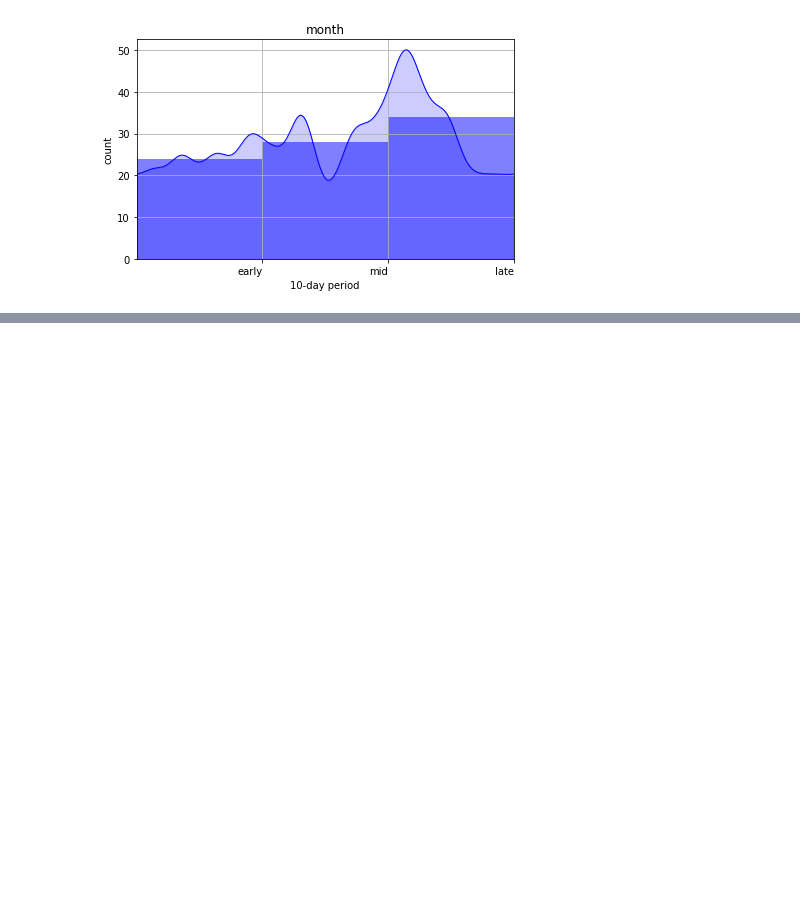
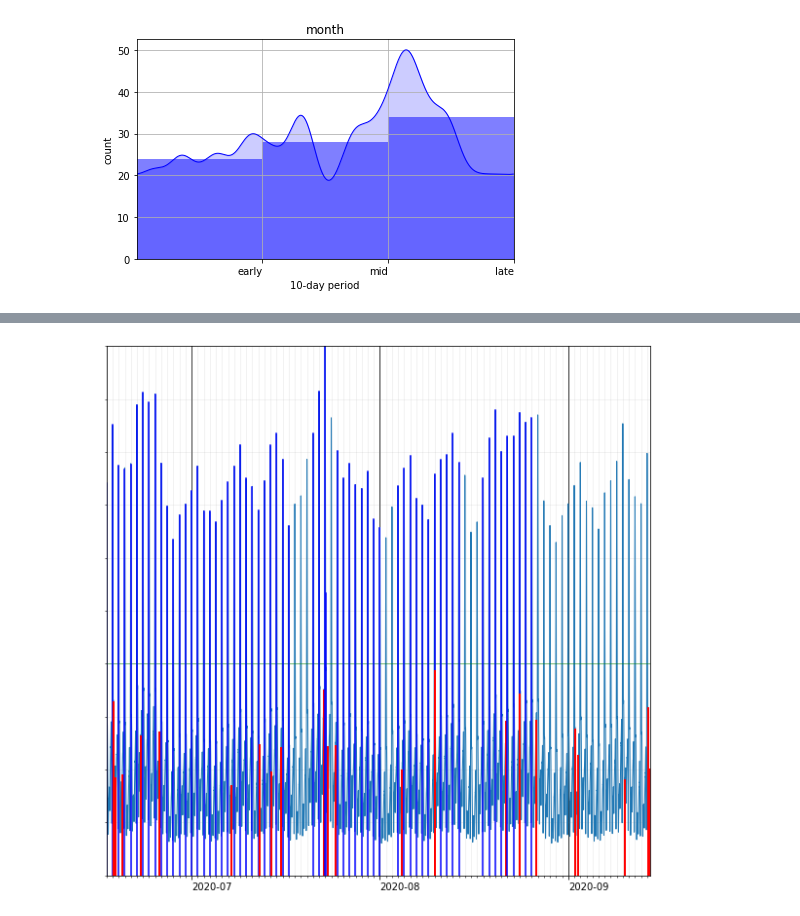
Before and after one commit to averykhoo/temporal-patterns, a Jupyter notebook: network-downtime.ipynb, the cells around one changed output, grey strips where cells are left out. Saved outputs shown, nothing was run; the diff lists cells and outputs as text; code cells hidden in the pictures; blank space fills up the shorter version.

```diff
--- a/network-downtime.ipynb
+++ b/network-downtime.ipynb
@@ -98,0 +141,3 @@ tss2.month.plot()
+# %%
+tss2.plot_session_likelihoods()
+# %% [output]
@@ -98,0 +161 @@ tss2.month.plot()
+[figure, added]
```
Also changed, not shown: parts of 11 cells of this notebook, 1 other file.
